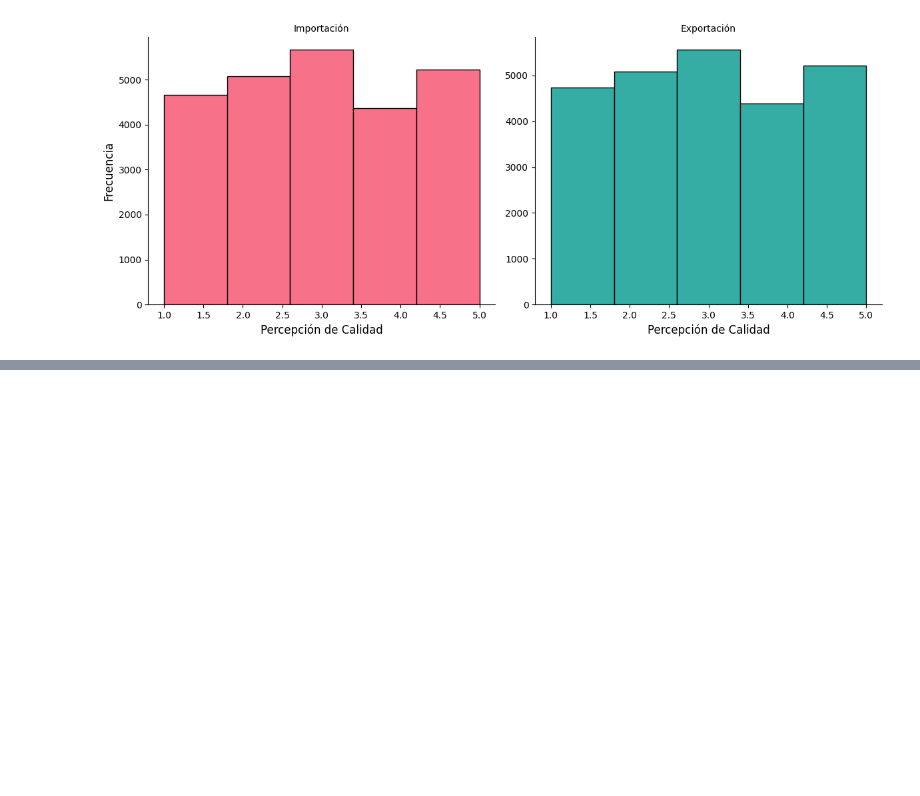
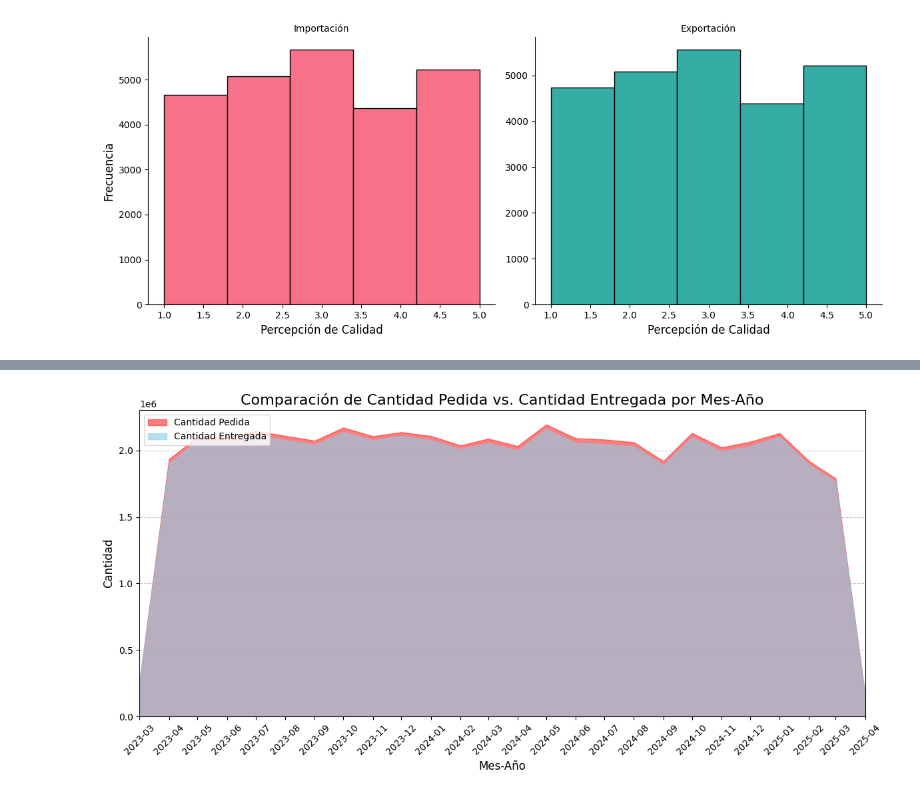
Before and after one commit to santiagonajera/LogiticaInternacional, a Jupyter notebook: LogInternacional_Graficos.ipynb, the cells around one changed output, grey strips where cells are left out. Cells and saved outputs as stored; diff of their text form; code cells hidden in the pictures; blank space fills up the shorter version.

```diff
--- a/LogInternacional_Graficos.ipynb
+++ b/LogInternacional_Graficos.ipynb
@@ -180,0 +289,68 @@ La columna ya está en formato numérico.
+# %%
+import pandas as pd
+import matplotlib.pyplot as plt
+
+# Paso 1: Descargar el archivo Excel desde el enlace
+url = "https://github.com/santiagonajera/LogiticaInternacional/raw/refs/heads/main/logistica_internacional_ecuador.xlsx"
+df = pd.read_excel(url)
+
+# Paso 2: Convertir 'fecha_entrega_real' a formato datetime
+df['fecha_entrega_real'] = pd.to_datetime(df['fecha_entrega_real'], errors='coerce')
+
+# Paso 3: Crear una columna con el formato 'mes-año'
+df['mes_año'] = df['fecha_entrega_real'].dt.to_period('M').astype(str)
+
+# Paso 4: Agrupar por 'mes-año' y sumar las cantidades pedidas y entregadas
+agrupado = df.groupby('mes_año').agg({
+    'cantidad_pedida': 'sum',
+    'cantidad_entregada': 'sum'
+}).reset_index()
+
+# Paso 5: Ordenar los datos por fecha (mes-año)
+agrupado['mes_año'] = pd.to_datetime(agrupado['mes_año'], format='%Y-%m')
+agrupado = agrupado.sort_values(by='mes_año')
+
+# Paso 6: Generar el gráfico de áreas superpuesto
+plt.figure(figsize=(12, 6))
+
+# Área para cantidad pedida
+plt.fill_between(
+    agrupado['mes_año'],
+    agrupado['cantidad_pedida'],
+    label='Cantidad Pedida',
+    color='red',
+    alpha=0.5
+)
+
+# Área para cantidad entregada
+plt.fill_between(
+    agrupado['mes_año'],
+    agrupado['cantidad_entregada'],
+    label='Cantidad Entregada',
+    color='skyblue',
+    alpha=0.6
+)
+
+# Personalizar el gráfico
+plt.title('Comparación de Cantidad Pedida vs. Cantidad Entregada por Mes-Año', fontsize=16)
+plt.xlabel('Mes-Año', fontsize=12)
+plt.ylabel('Cantidad', fontsize=12)
+plt.grid(axis='y', linestyle='--', alpha=0.7)
+
+# Formatear el eje X para mostrar solo el mes y año
+plt.gca().xaxis.set_major_formatter(plt.matplotlib.dates.DateFormatter('%Y-%m'))
+plt.gca().xaxis.set_major_locator(plt.matplotlib.dates.MonthLocator(interval=1))
+plt.xticks(rotation=45)
+
+# Ajustar la escala del eje Y para eliminar espacios en blanco
+plt.ylim(bottom=0)  # Fuerza el eje Y a comenzar en 0
+plt.margins(x=0)    # Elimina márgenes en el eje X
+
+# Añadir leyenda
+plt.legend(loc='upper left', fontsize=10)
+
+# Mostrar el gráfico
+plt.tight_layout()
+plt.show()
+# %% [output]
+[figure, added]
```
Also changed, not shown: parts of 9 cells of this notebook.
